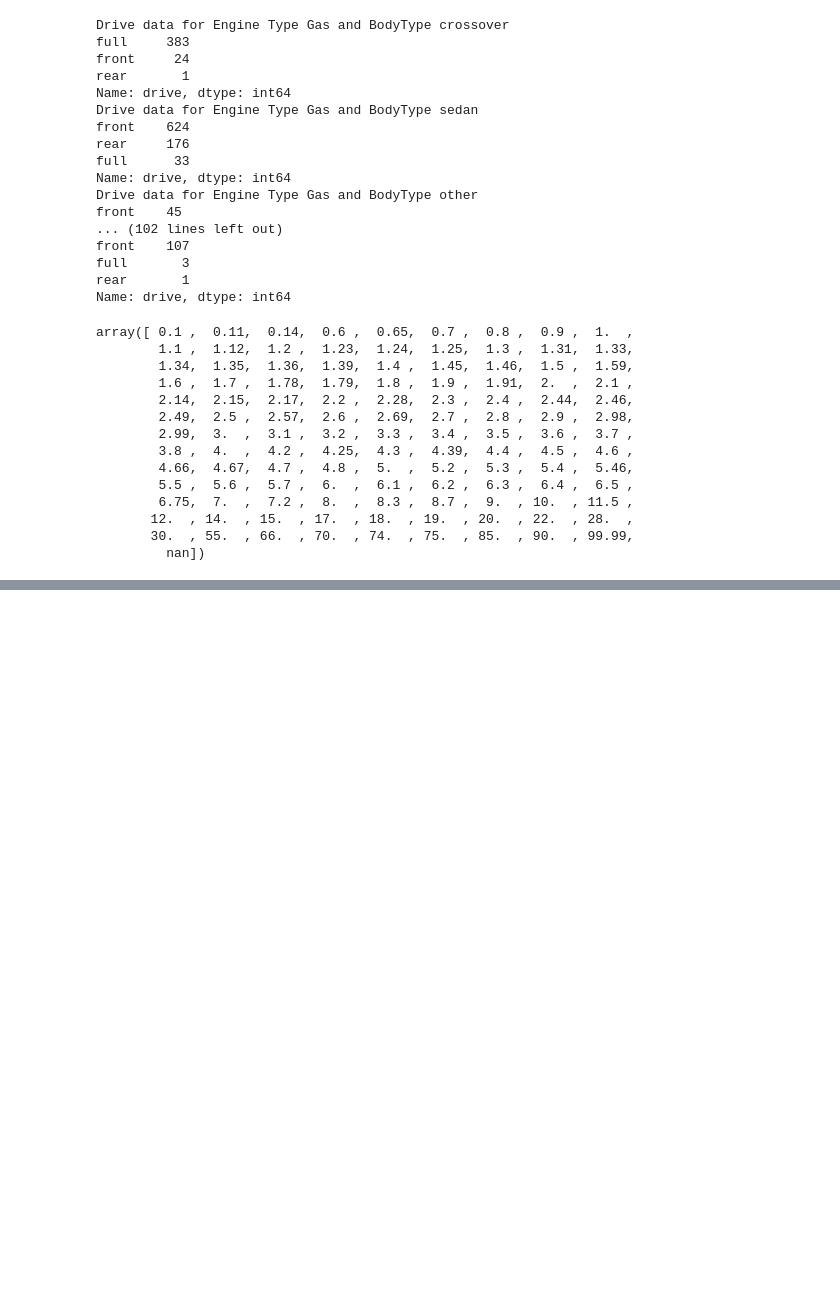
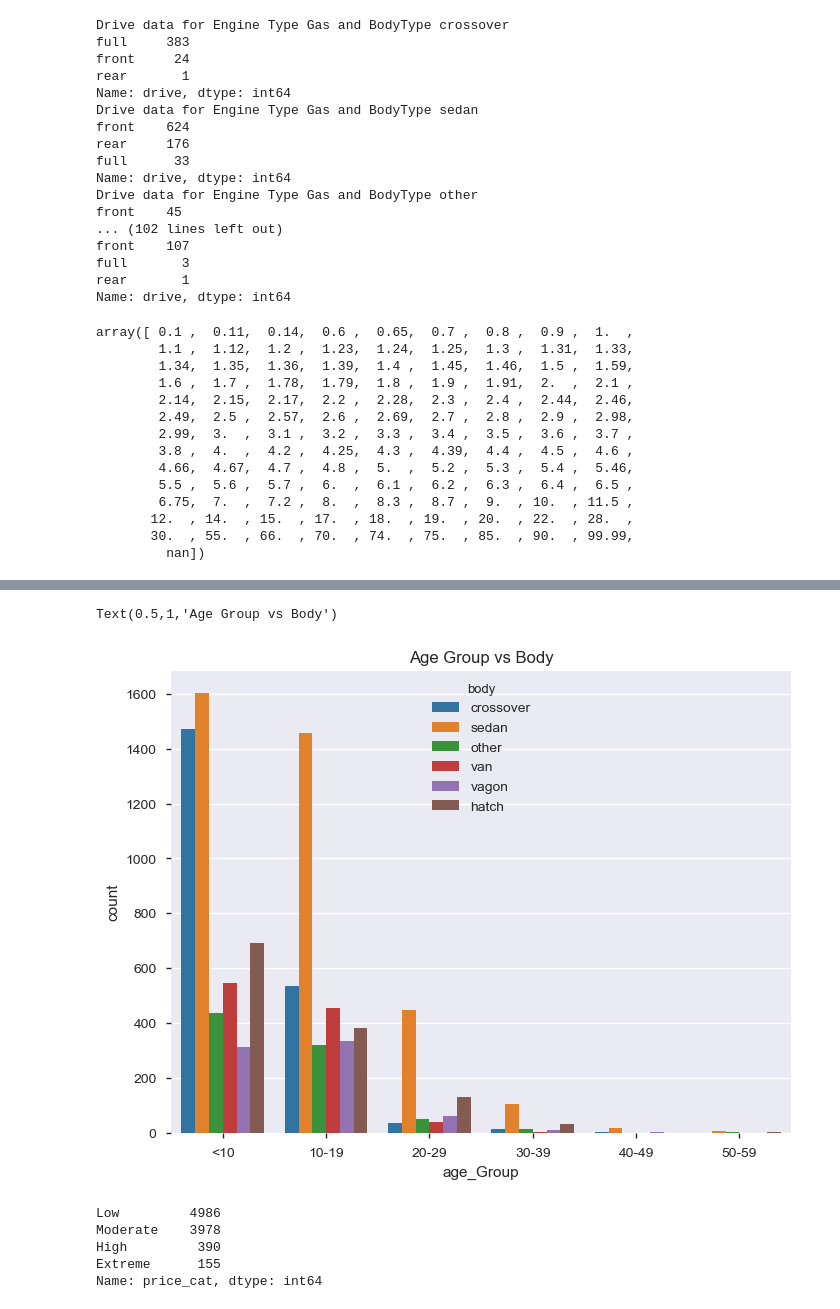
Before and after one commit to dhp6106/insaid-projects, a Jupyter notebook: term1/projects/CarSales/CarSales EDA Project.ipynb, the cells around one changed output, grey strips where cells are left out. Drawn from its saved outputs; the diff is of its cells as text; code cells hidden in the pictures; blank space fills up the shorter version.

```diff
--- a/term1/projects/CarSales/CarSales EDA Project.ipynb
+++ b/term1/projects/CarSales/CarSales EDA Project.ipynb
@@ -416,0 +491,19 @@ memory usage: 748.2+ KB
+# %%
+def engVCategory(engV):
+#     print(engV)
+
+    if engV <= 2:
+        cat = 'Low'
+    elif engV > 2 and engV <= 4:
+        cat = 'Moderate'
+    elif engV > 4 and engV <= 6:
+        cat = 'High'
+    elif engV > 6:
+        cat = 'Extreme'
+    else:
+        cat = 'undefined'
+    return cat
+
+car_sales['engV_cat'] = car_sales.engV.apply(engVCategory)
+
+car_sales[car_sales['engV_cat'] == 'Extreme'].engV.value_counts()
@@ -416,0 +523,6 @@ memory usage: 748.2+ KB
+# %%
+car_sales['age'] = car_sales.year.apply(lambda x: 2018-x)
+car_sales['age_Group'] = pd.cut(car_sales['age'].dropna(),
+                         [0,10,20,30,40,50,60],
+                         labels=['<10','10-19','20-29','30-39','40-49','50-59'], include_lowest=True)
+car_sales.age_Group.value_counts().sort_index()
@@ -416,0 +537,29 @@ memory usage: 748.2+ KB
+# %%
+fig,ax =plt.subplots(figsize=(8,6))
+sns.countplot(data = car_sales,x = 'age_Group', hue='body')
+plt.title('Age Group vs Body')
+# %% [output]
+Text(0.5,1,'Age Group vs Body')
+[figure, added]
+# %%
+
+def PriceCategory(price):
+    if price >= 0 and price <= 10000:
+        cat = 'Low'
+    if price > 10000 and price <= 50000:
+        cat = 'Moderate'
+    if price > 50000 and price <= 100000:
+        cat = 'High'
+    if price > 100000:
+        cat = 'Extreme'
+    return cat
+
+car_sales['price_cat'] = car_sales.price.apply(PriceCategory)
+
+car_sales.price_cat.value_counts()
+# %% [output]
+Low         4986
+Moderate    3978
+High         390
+Extreme      155
+Name: price_cat, dtype: int64
```
Also changed, not shown: parts of 52 cells of this notebook, 3 other files.
